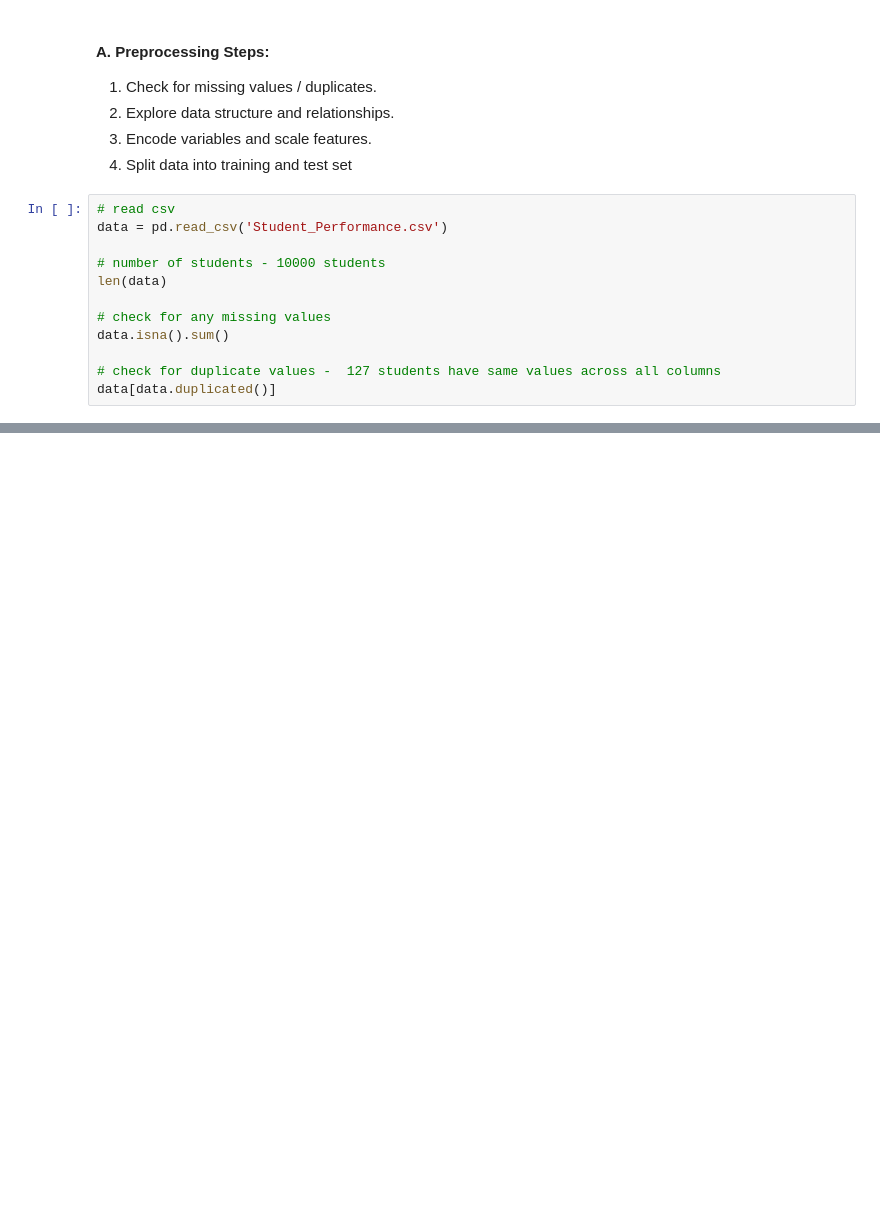
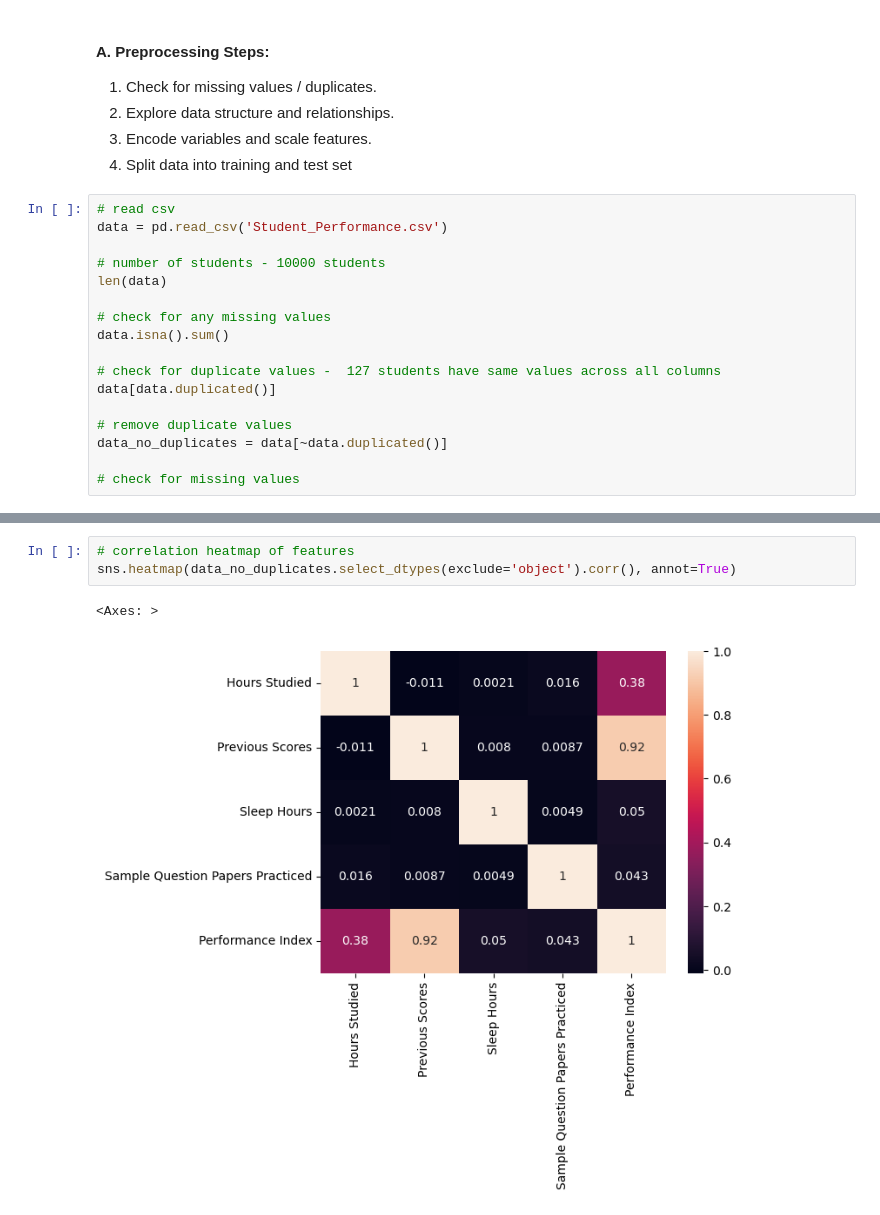
Before and after one commit to fihashim/student-regression, a Jupyter notebook: preprocess_data.ipynb, the cells around one changed output, grey strips where cells are left out. Cells and saved outputs as stored; diff of their text form; blank space fills up the shorter version.

```diff
--- a/preprocess_data.ipynb
+++ b/preprocess_data.ipynb
@@ -20,3 +28,8 @@ data.isna().sum()
 
 # check for duplicate values -  127 students have same values across all columns
 data[data.duplicated()]
+
+# remove duplicate values
+data_no_duplicates = data[~data.duplicated()]
+
+# check for missing values
@@ -91,0 +59,6 @@ Name: count, dtype: int64
+# %%
+# correlation heatmap of features
+sns.heatmap(data_no_duplicates.select_dtypes(exclude='object').corr(), annot=True)
+# %% [output]
+<Axes: >
+[figure, added]
```
Also changed, not shown: parts of 18 cells of this notebook.
